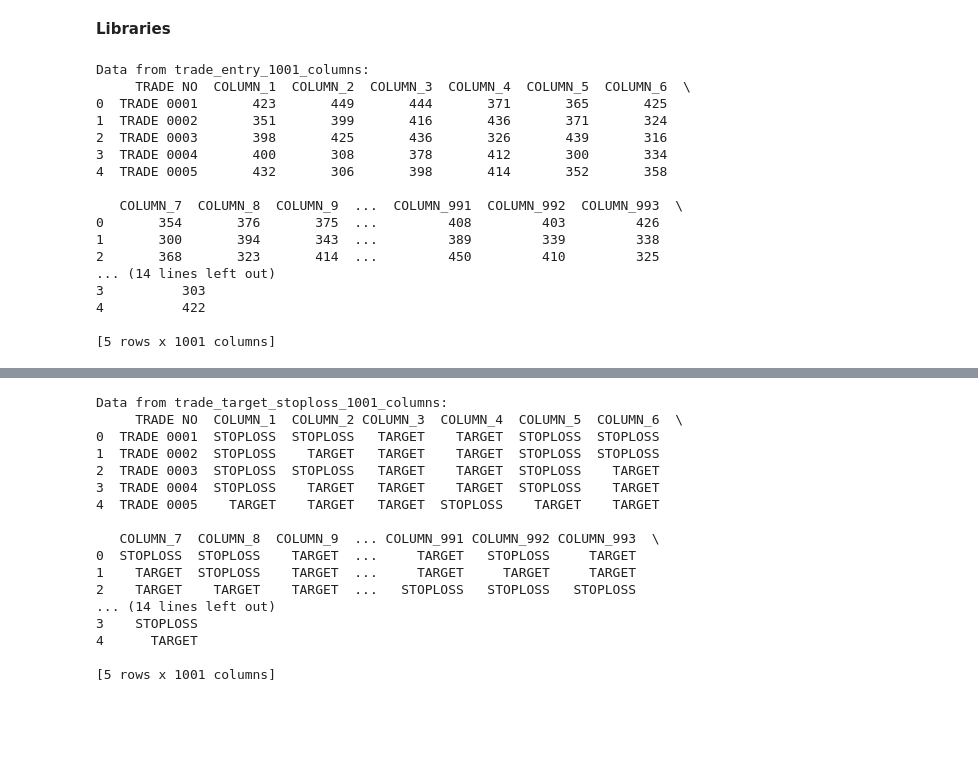
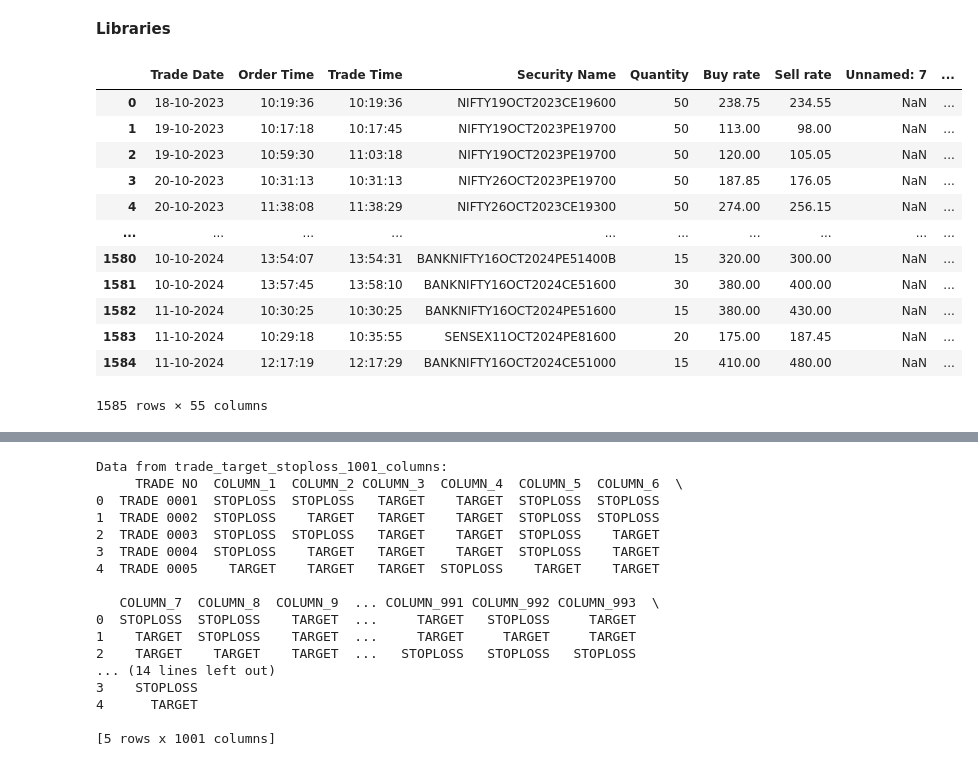
Before and after one commit to Bharatgaur/Trading, a Jupyter notebook: Trades taken by me .ipynb, the cells around one changed output, grey strips where cells are left out. Drawn from its saved outputs; the diff is of its cells as text; code cells hidden in the pictures; blank space fills up the shorter version.

```diff
--- a/Trades taken by me .ipynb
+++ b/Trades taken by me .ipynb
@@ -25,26 +25,25 @@ ipft_pct = 0.0005
 stamp_duty_pct = 0.003
 sebi_charges_pct = 0.0001
 gst_pct = 0.18
-# %%
-# Trade Entry DataFrame
-trade_entry_df = pd.read_csv("https://raw.githubusercontent.com/Bharatgaur/Trading/main/trade_entry_1001_columns.csv")
-print("Data from trade_entry_1001_columns:")
-print(trade_entry_df.head(), "\n")
-# %% [output]
-Data from trade_entry_1001_columns:
-     TRADE NO  COLUMN_1  COLUMN_2  COLUMN_3  COLUMN_4  COLUMN_5  COLUMN_6  \
-0  TRADE 0001       423       449       444       371       365       425
-1  TRADE 0002       351       399       416       436       371       324
-2  TRADE 0003       398       425       436       326       439       316
-3  TRADE 0004       400       308       378       412       300       334
-4  TRADE 0005       432       306       398       414       352       358
-
-   COLUMN_7  COLUMN_8  COLUMN_9  ...  COLUMN_991  COLUMN_992  COLUMN_993  \
-0       354       376       375  ...         408         403         426
-1       300       394       343  ...         389         339         338
-2       368       323       414  ...         450         410         325
-... (14 lines left out)
-3          303
-4          422
-
-[5 rows x 1001 columns]
+# %%
+# Modify the GitHub URL to access the raw CSV content
+url = "https://raw.githubusercontent.com/Bharatgaur/Trading/main/Options%20Trade%20analysis%20onmarket-transaction.csv"
+
+# Read the CSV file directly into a DataFrame
+df = pd.read_csv(url)
+# %%
+df
+# %% [output]
+|  | Trade Date | Order Time | Trade Time | Security Name | Quantity | Buy rate | Sell rate | Unnamed: 7 | ... |
+| 0 | 18-10-2023 | 10:19:36 | 10:19:36 | NIFTY19OCT2023CE19600 | 50 | 238.75 | 234.55 | NaN | ... |
+| 1 | 19-10-2023 | 10:17:18 | 10:17:45 | NIFTY19OCT2023PE19700 | 50 | 113.00 | 98.00 | NaN | ... |
+| 2 | 19-10-2023 | 10:59:30 | 11:03:18 | NIFTY19OCT2023PE19700 | 50 | 120.00 | 105.05 | NaN | ... |
+| 3 | 20-10-2023 | 10:31:13 | 10:31:13 | NIFTY26OCT2023PE19700 | 50 | 187.85 | 176.05 | NaN | ... |
+| 4 | 20-10-2023 | 11:38:08 | 11:38:29 | NIFTY26OCT2023CE19300 | 50 | 274.00 | 256.15 | NaN | ... |
+| ... | ... | ... | ... | ... | ... | ... | ... | ... | ... |
+| 1580 | 10-10-2024 | 13:54:07 | 13:54:31 | BANKNIFTY16OCT2024PE51400B | 15 | 320.00 | 300.00 | NaN | ... |
+| 1581 | 10-10-2024 | 13:57:45 | 13:58:10 | BANKNIFTY16OCT2024CE51600 | 30 | 380.00 | 400.00 | NaN | ... |
+| 1582 | 11-10-2024 | 10:30:25 | 10:30:25 | BANKNIFTY16OCT2024PE51600 | 15 | 380.00 | 430.00 | NaN | ... |
+| 1583 | 11-10-2024 | 10:29:18 | 10:35:55 | SENSEX11OCT2024PE81600 | 20 | 175.00 | 187.45 | NaN | ... |
+| 1584 | 11-10-2024 | 12:17:19 | 12:17:29 | BANKNIFTY16OCT2024CE51000 | 15 | 410.00 | 480.00 | NaN | ... |
+1585 rows × 55 columns
```
Also changed, not shown: parts of 4 cells of this notebook.
